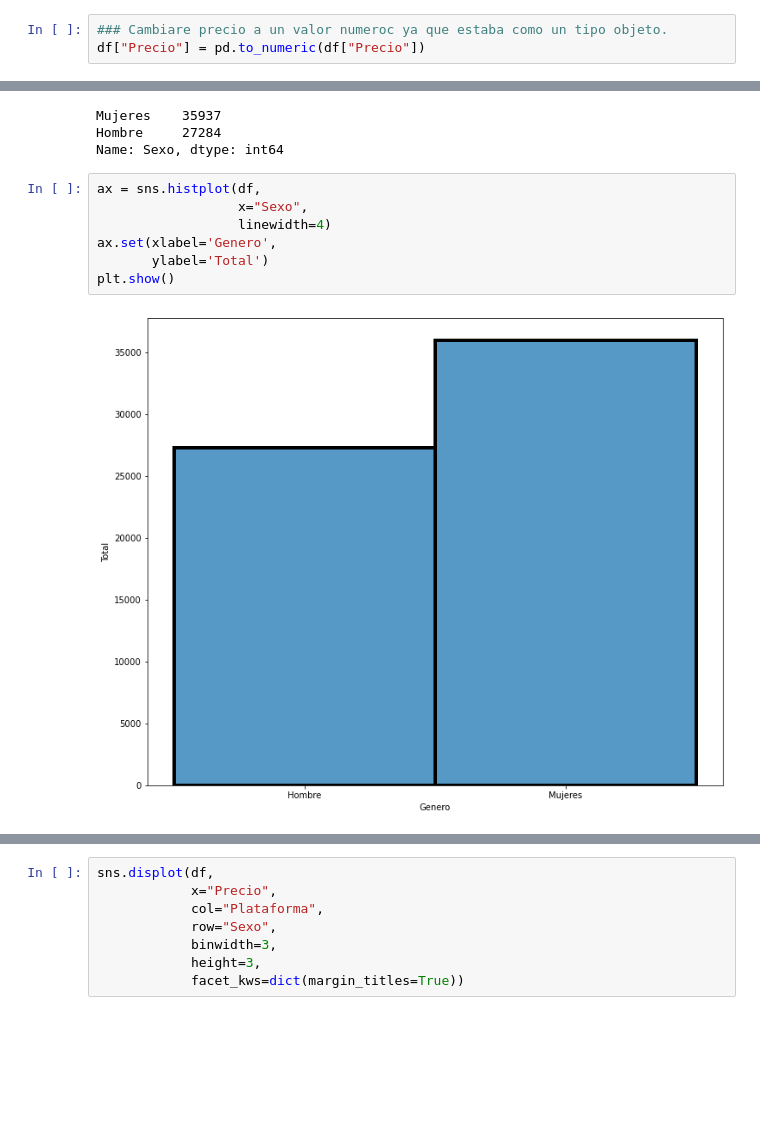
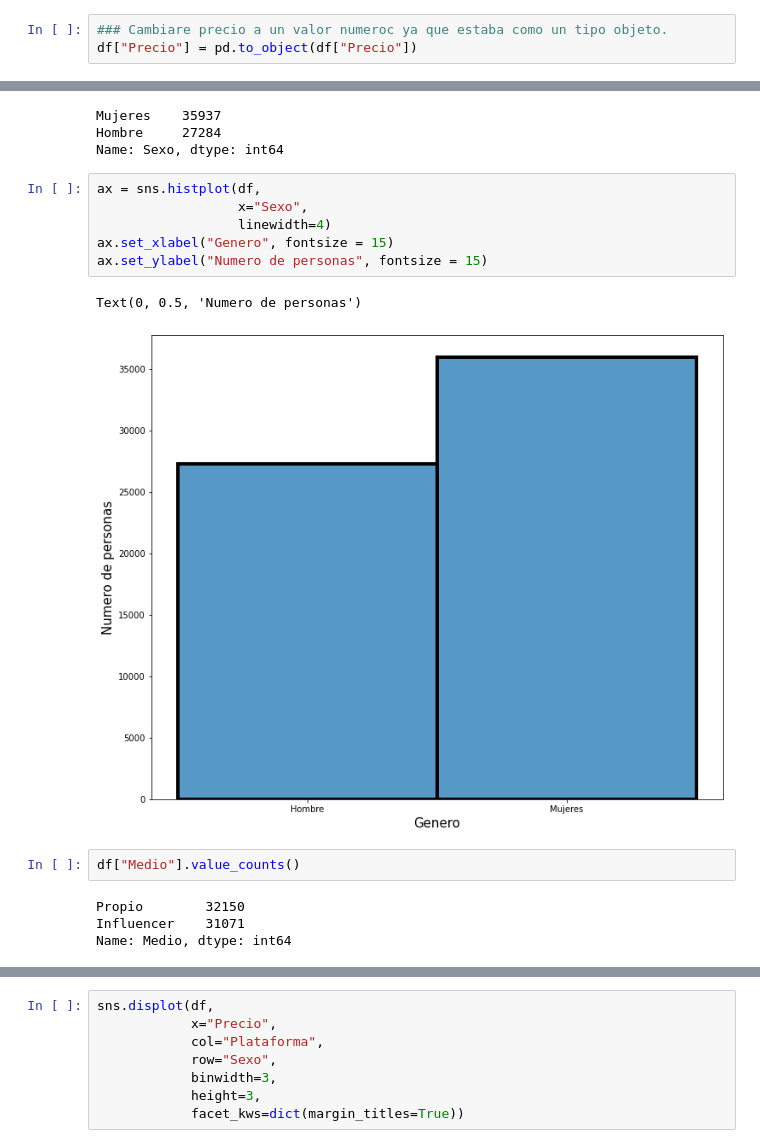
Before and after one commit to joseluistello/Python--, a Jupyter notebook: Data-Analysis-Python/Data analysis with Python.ipynb, the cells around one changed output, grey strips where cells are left out. Cells and saved outputs as stored; diff of their text form; blank space fills up the shorter version.

```diff
--- a/Data-Analysis-Python/Data analysis with Python.ipynb
+++ b/Data-Analysis-Python/Data analysis with Python.ipynb
@@ -43,7 +43,7 @@ dtypes: float64(1), int64(1), object(10)
 memory usage: 5.8+ MB
 # %%
 ### Cambiare precio a un valor numeroc ya que estaba como un tipo objeto.
-df["Precio"] = pd.to_numeric(df["Precio"])
+df["Precio"] = pd.to_object(df["Precio"])
 # %% [markdown]
 #### Mi analisis cambia dependiendo el objetivo.
 
@@ -88,9 +90,15 @@ Name: Sexo, dtype: int64
 # %%
 ax = sns.histplot(df,
                   x="Sexo",
                   linewidth=4)
-ax.set(xlabel='Genero',
-       ylabel='Total')
-plt.show()
+ax.set_xlabel("Genero", fontsize = 15)
+ax.set_ylabel("Numero de personas", fontsize = 15)
 # %% [output]
+Text(0, 0.5, 'Numero de personas')
-[figure, old version]
+[figure, new version]
+# %%
+df["Medio"].value_counts()
+# %% [output]
+Propio        32150
+Influencer    31071
+Name: Medio, dtype: int64
```
Also changed, not shown: parts of 14 cells of this notebook, 2 other files.
